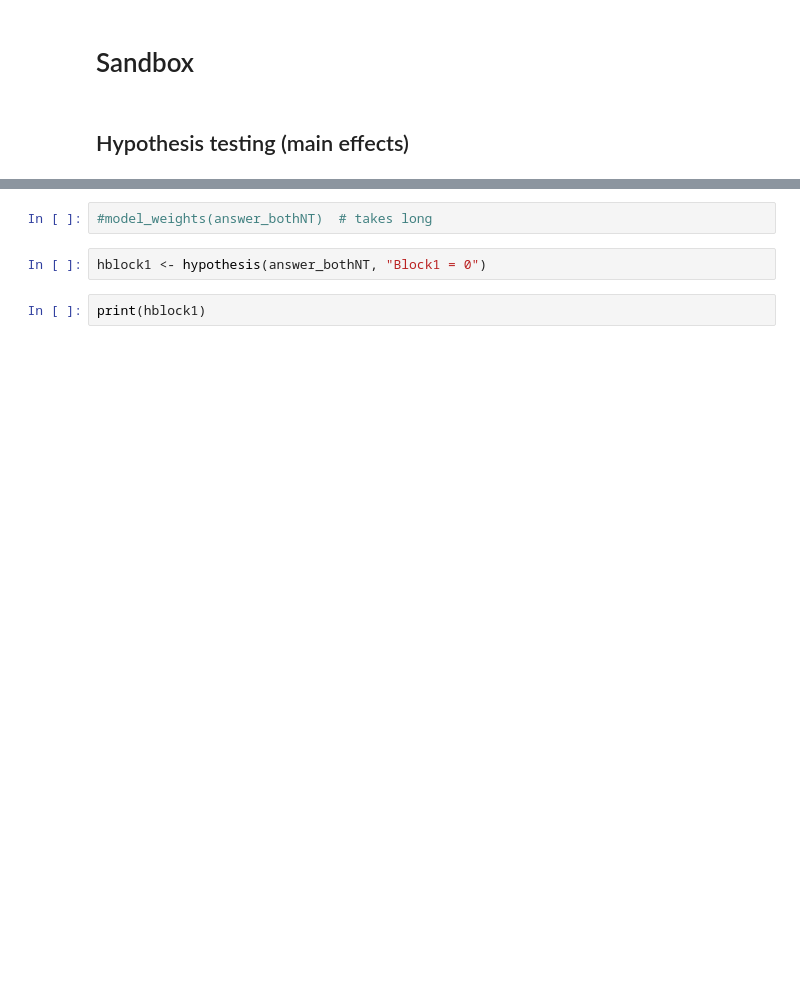
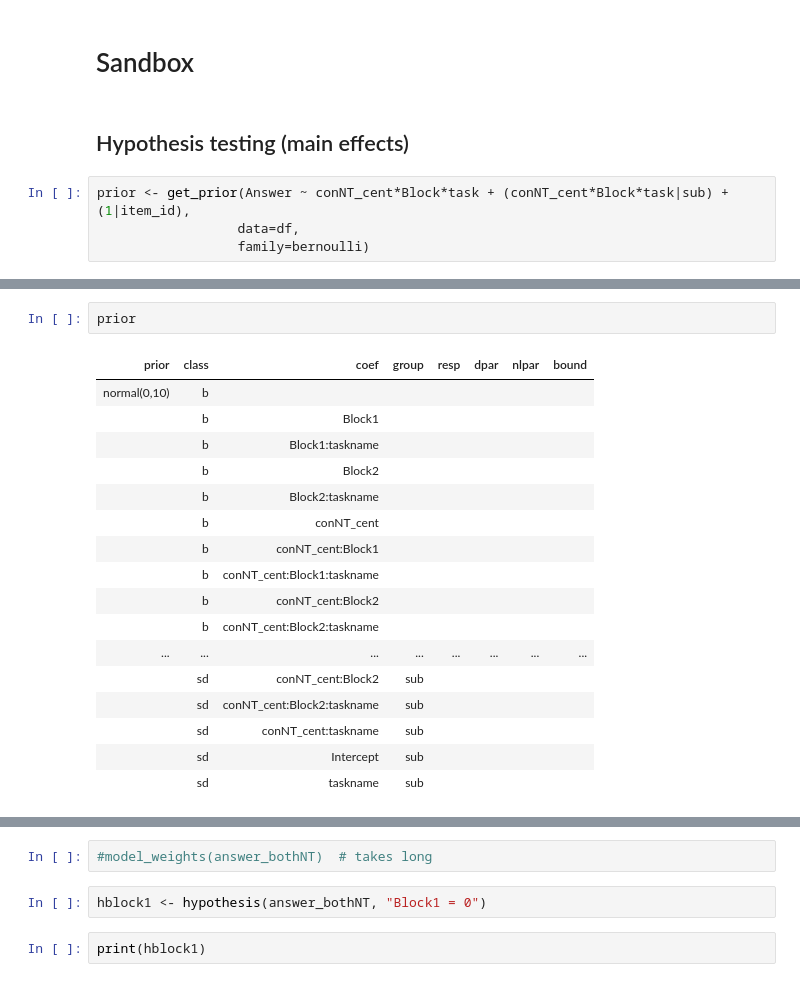
Before and after one commit to oliver-contier/ri_hmax, a Jupyter notebook: brms_analysis.ipynb, the cells around one changed output, grey strips where cells are left out. Drawn from its saved outputs; the diff is of its cells as text; blank space fills up the shorter version.

```diff
--- a/brms_analysis.ipynb
+++ b/brms_analysis.ipynb
@@ -212,3 +224,7 @@ Warning message in is.na(x):
 # Sandbox
 # %% [markdown]
 ## Hypothesis testing (main effects)
+# %%
+prior <- get_prior(Answer ~ conNT_cent*Block*task + (conNT_cent*Block*task|sub) + (1|item_id),
+                  data=df,
+                  family=bernoulli)
@@ -214,0 +260,20 @@ Warning message in is.na(x):
+# %%
+prior
+# %% [output]
+| prior | class | coef | group | resp | dpar | nlpar | bound |
+| normal(0,10) | b |  |  |  |  |  |  |
+|  | b | Block1 |  |  |  |  |  |
+|  | b | Block1:taskname |  |  |  |  |  |
+|  | b | Block2 |  |  |  |  |  |
+|  | b | Block2:taskname |  |  |  |  |  |
+|  | b | conNT_cent |  |  |  |  |  |
+|  | b | conNT_cent:Block1 |  |  |  |  |  |
+|  | b | conNT_cent:Block1:taskname |  |  |  |  |  |
+|  | b | conNT_cent:Block2 |  |  |  |  |  |
+|  | b | conNT_cent:Block2:taskname |  |  |  |  |  |
+| ... | ... | ... | ... | ... | ... | ... | ... |
+|  | sd | conNT_cent:Block2 | sub |  |  |  |  |
+|  | sd | conNT_cent:Block2:taskname | sub |  |  |  |  |
+|  | sd | conNT_cent:taskname | sub |  |  |  |  |
+|  | sd | Intercept | sub |  |  |  |  |
+|  | sd | taskname | sub |  |  |  |  |
```
Also changed, not shown: parts of 21 cells of this notebook, 1 other file.
